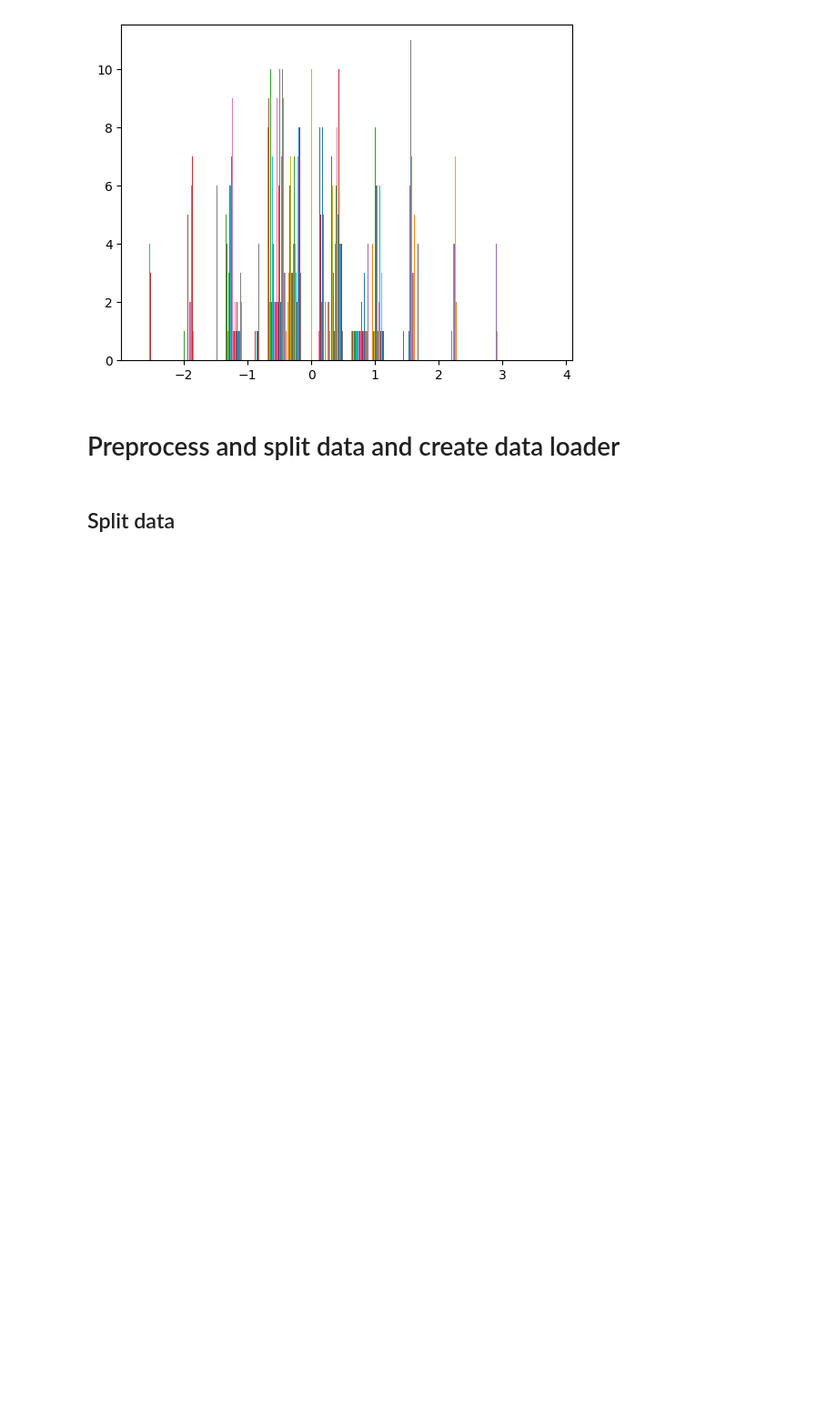
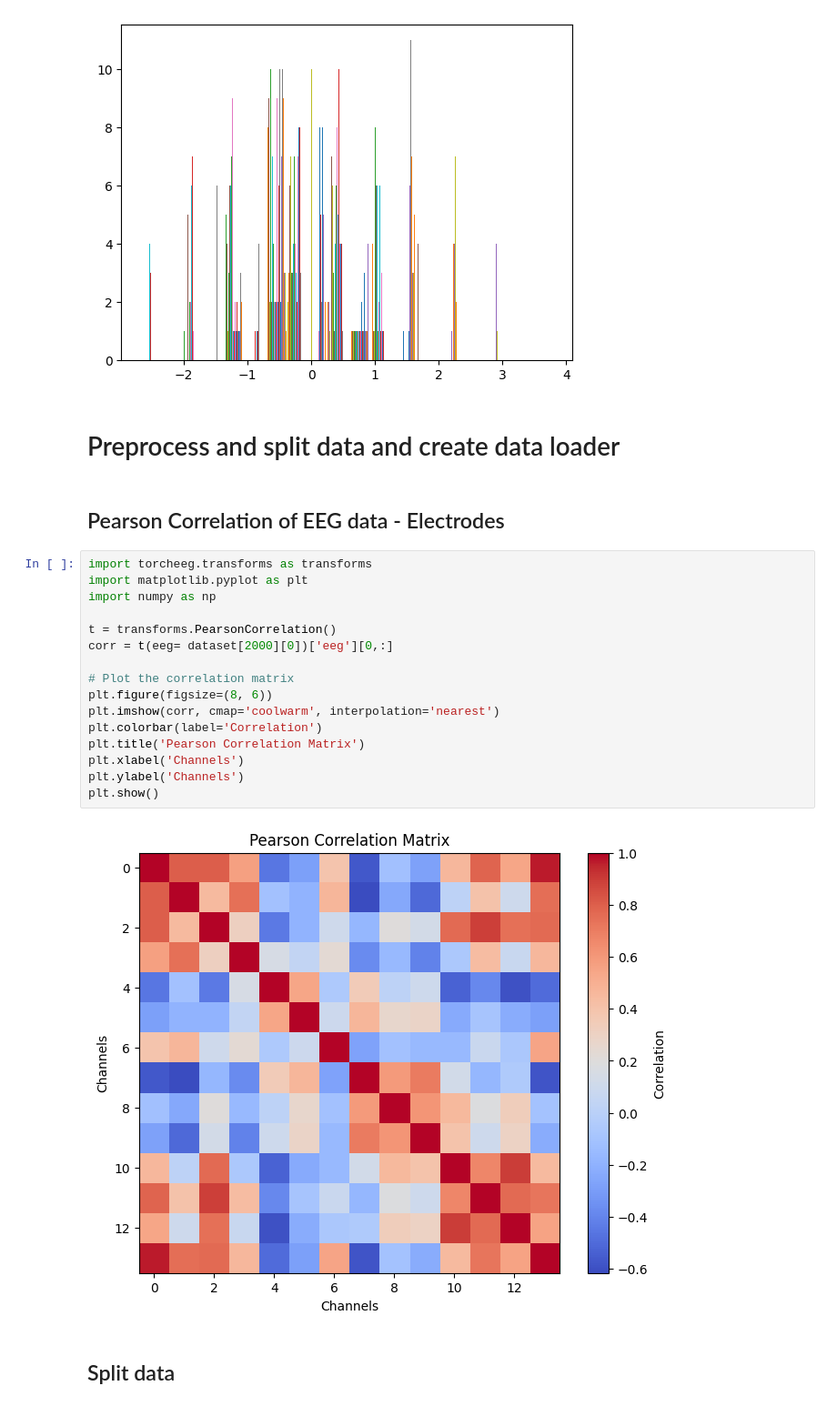
Before and after one commit to SirAfshin/EEG_PlayGround, a Jupyter notebook: notebooks/test_model.ipynb, the cells around one changed output. Shown at 91% size. Saved outputs shown, nothing was run; the diff lists cells and outputs as text; blank space fills up the shorter version.

```diff
--- a/notebooks/test_model.ipynb
+++ b/notebooks/test_model.ipynb
@@ -155,6 +155,26 @@ IndexError: index 1 is out of bounds for dimension 0 with size 1
 [figure]
 # %% [markdown]
 # Preprocess and split data and create data loader
+# %% [markdown]
+## Pearson Correlation of EEG data - Electrodes
+# %%
+import torcheeg.transforms as transforms
+import matplotlib.pyplot as plt
+import numpy as np
+
+t = transforms.PearsonCorrelation()
+corr = t(eeg= dataset[2000][0])['eeg'][0,:]
+
+# Plot the correlation matrix
+plt.figure(figsize=(8, 6))
+plt.imshow(corr, cmap='coolwarm', interpolation='nearest')
+plt.colorbar(label='Correlation')
+plt.title('Pearson Correlation Matrix')
+plt.xlabel('Channels')
+plt.ylabel('Channels')
+plt.show()
+# %% [output]
+[figure, added]
 # %% [markdown]
 ## Split data
 # %%
```
Also changed, not shown: parts of 10 cells of this notebook, 1 other file.
